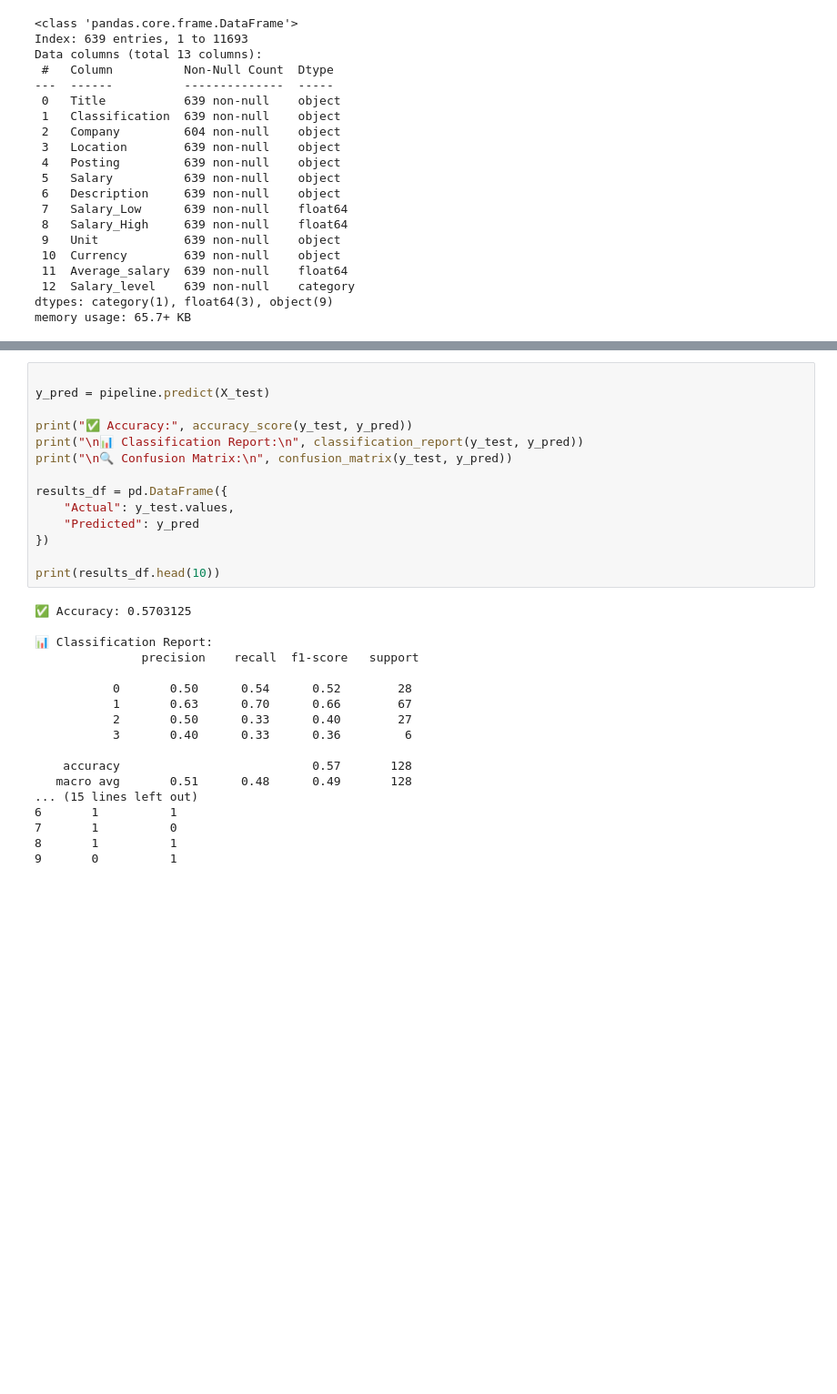
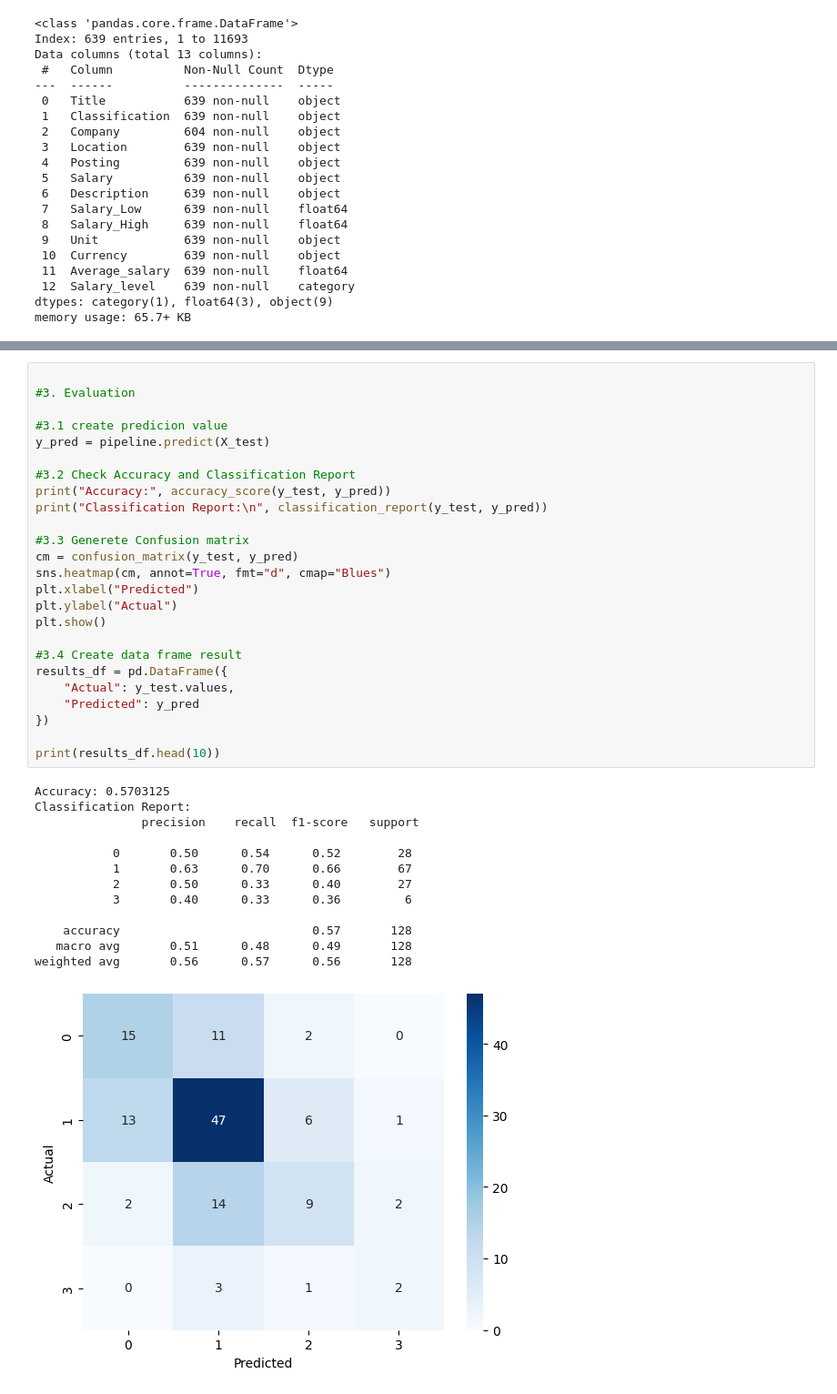
Before and after one commit to Jasman123/Web_scraping_and_Job_Analyze, a Jupyter notebook: Github_Project_WebScraping_Cities_featues.ipynb, the cells around one changed output, grey strips where cells are left out. Shown at 91% size. Saved outputs shown, nothing was run; the diff lists cells and outputs as text; blank space fills up the shorter version.

```diff
--- a/Github_Project_WebScraping_Cities_featues.ipynb
+++ b/Github_Project_WebScraping_Cities_featues.ipynb
@@ -699,33 +720,40 @@ Pipeline(steps=[('tfidf',
                                     n_jobs=-1, random_state=42))])
 # %%
 
+#3. Evaluation
+
+#3.1 create predicion value
 y_pred = pipeline.predict(X_test)
 
-print("✅ Accuracy:", accuracy_score(y_test, y_pred))
-print("\n📊 Classification Report:\n", classification_report(y_test, y_pred))
-print("\n🔍 Confusion Matrix:\n", confusion_matrix(y_test, y_pred))
+#3.2 Check Accuracy and Classification Report
+print("Accuracy:", accuracy_score(y_test, y_pred))
+print("Classification Report:\n", classification_report(y_test, y_pred))
 
+#3.3 Generete Confusion matrix
+cm = confusion_matrix(y_test, y_pred)
+sns.heatmap(cm, annot=True, fmt="d", cmap="Blues")
+plt.xlabel("Predicted")
+plt.ylabel("Actual")
+plt.show()
+
+#3.4 Create data frame result
 results_df = pd.DataFrame({
     "Actual": y_test.values,
     "Predicted": y_pred
 })
 
 print(results_df.head(10))
 # %% [output]
-✅ Accuracy: 0.5703125
-
-📊 Classification Report:
+Accuracy: 0.5703125
+Classification Report:
                precision    recall  f1-score   support
 
            0       0.50      0.54      0.52        28
            1       0.63      0.70      0.66        67
            2       0.50      0.33      0.40        27
            3       0.40      0.33      0.36         6
 
     accuracy                           0.57       128
    macro avg       0.51      0.48      0.49       128
-... (15 lines left out)
-6       1          1
-7       1          0
-8       1          1
-9       0          1
+weighted avg       0.56      0.57      0.56       128
+[figure, added]
```
Also changed, not shown: parts of 12 cells of this notebook.
